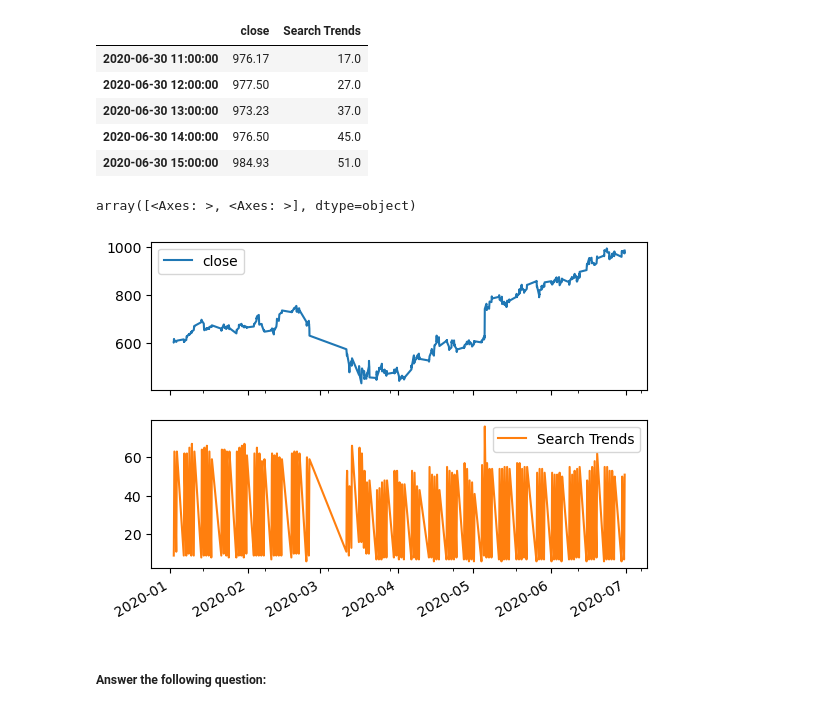
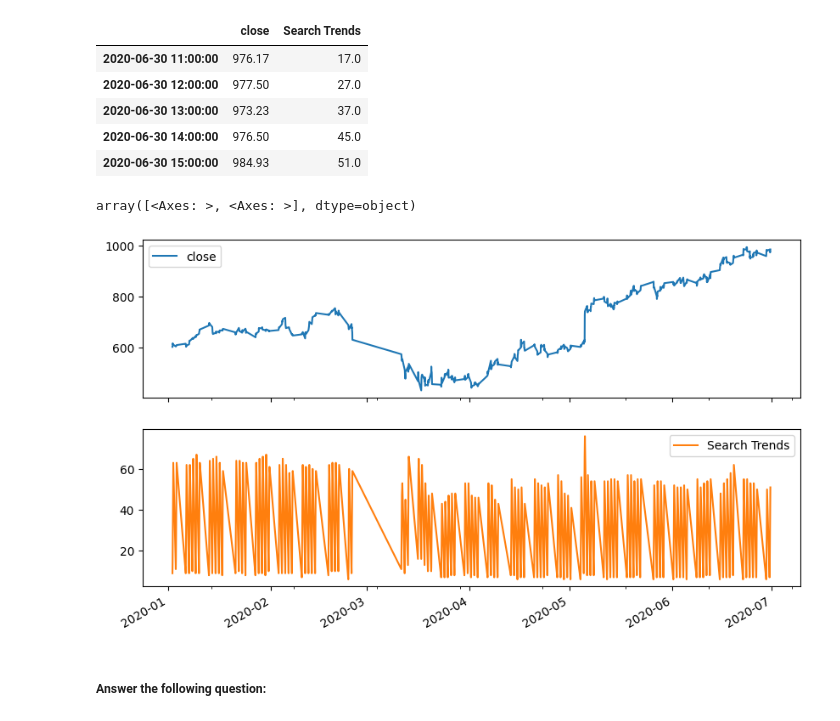
Before and after one commit to FurrowSam/Google-Search-Trend-Predictions-with-Prophet, a Jupyter notebook: forecasting_net_prophet.ipynb, the cells around one changed output. Drawn from its saved outputs; the diff is of its cells as text; code cells hidden in the pictures.

```diff
--- a/forecasting_net_prophet.ipynb
+++ b/forecasting_net_prophet.ipynb
@@ -247,8 +241,12 @@ display(df_mercado_stock.tail())
 # Concatenate the df_mercado_stock DataFrame with the df_mercado_trends DataFrame
 # Concatenate the DataFrame by columns (axis=1), and drop and rows with only one column of data
 
-
+df_mercado_stock_trends = pd.concat([df_mercado_stock, df_mercado_trends], axis=1)
+df_mercado_stock_trends.dropna(inplace=True)
 # View the first and last five rows of the DataFrame
+df_mercado_stock_trends.shape
+display(df_mercado_stock_trends.head())
+display(df_mercado_stock_trends.tail())
 # %% [output]
 |  | close | Search Trends |
 | 2016-06-01 09:00:00 | 135.16 | 6.0 |
@@ -267,8 +265,10 @@ display(df_mercado_stock.tail())
 # %%
 # For the combined dataframe, slice to just the first half of 2020 (2020-01 through 2020-06)
 
-
+first_half_2020 = df_mercado_stock_trends.loc['2020-01': '2020-06']
 # View the first and last five rows of first_half_2020 DataFrame
+display(first_half_2020.head())
+display(first_half_2020.tail())
 # %% [output]
 |  | close | Search Trends |
 | 2020-01-02 09:00:00 | 601.085 | 9.0 |
@@ -285,10 +285,11 @@ display(df_mercado_stock.tail())
 # %%
 # Visualize the close and Search Trends data
 # Plot each column on a separate axes using the following syntax
 # `plot(subplots=True)`
+first_half_2020[['close', 'Search Trends']].plot(subplots=True, figsize=(10, 6))
 # %% [output]
 array([<Axes: >, <Axes: >], dtype=object)
-[figure, old version]
+[figure, new version]
 # %% [markdown]
 ##### Answer the following question:
 # %% [markdown]
```
Also changed, not shown: parts of 19 cells of this notebook.
